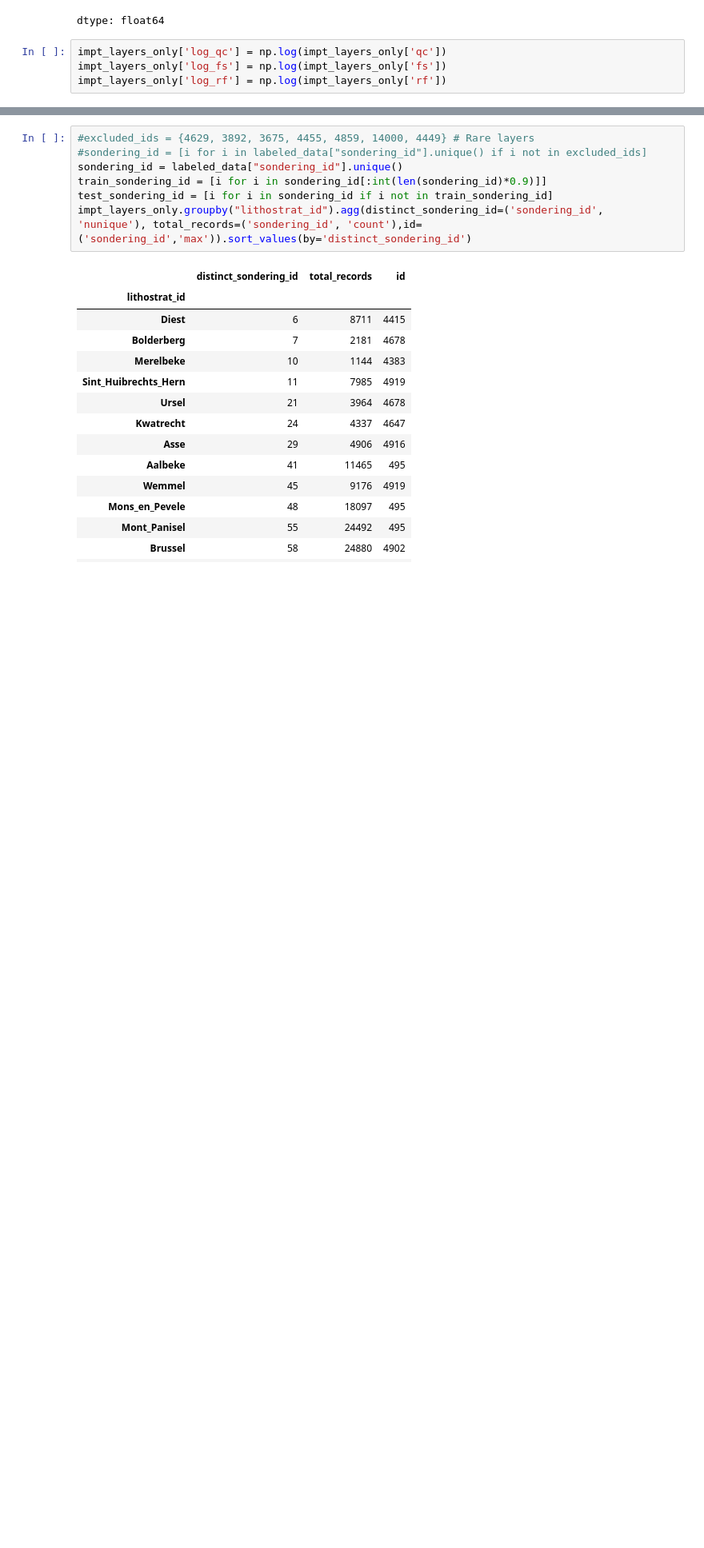
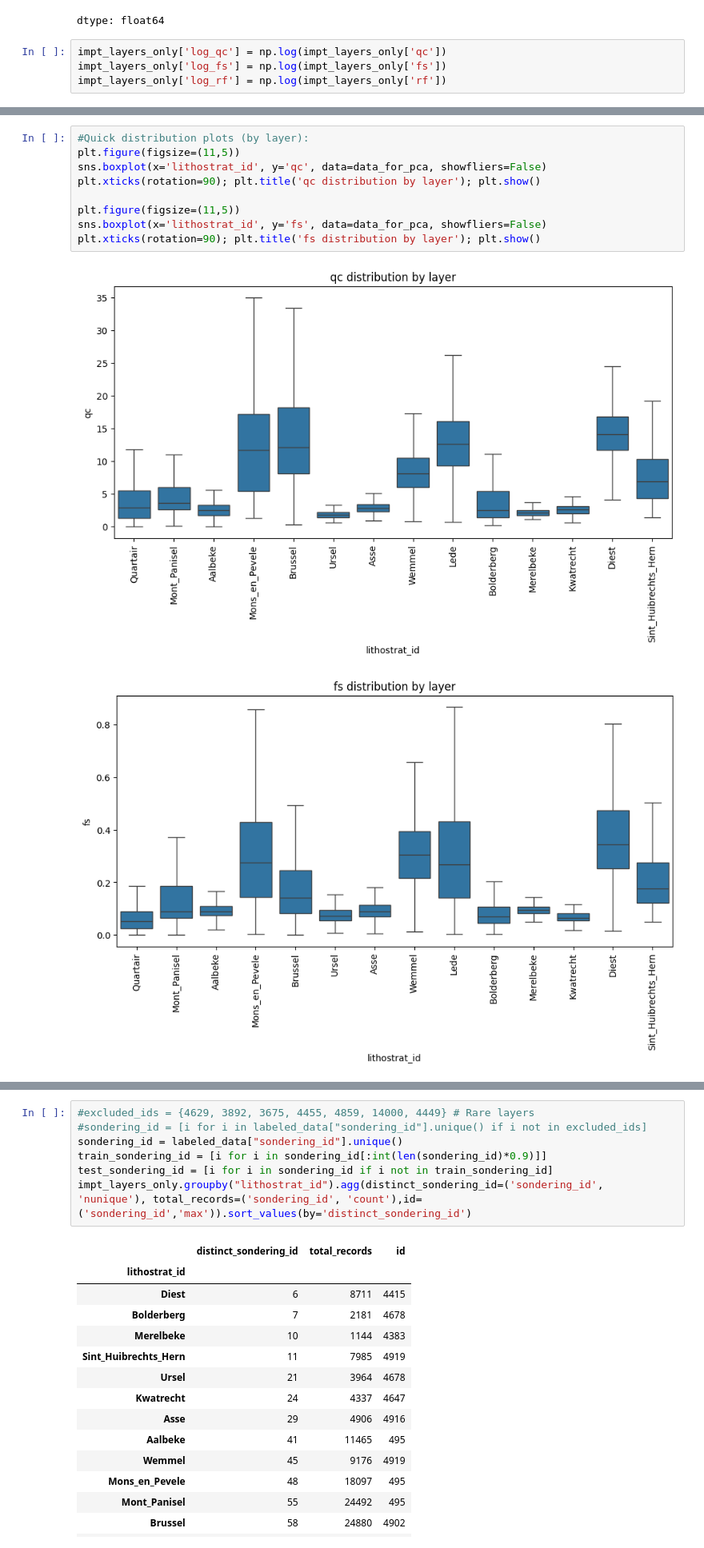
Before and after one commit to andrea-maza/PDS_MAEPS, a Jupyter notebook: PCA_Andrea_Maza.ipynb, the cells around one changed output, grey strips where cells are left out. Shown at 80% size. Saved outputs shown, nothing was run; the diff lists cells and outputs as text; blank space fills up the shorter version.

```diff
--- a/PCA_Andrea_Maza.ipynb
+++ b/PCA_Andrea_Maza.ipynb
@@ -271,0 +478,12 @@ impt_layers_only['log_rf'] = np.log(impt_layers_only['rf'])
+# %%
+#Quick distribution plots (by layer):
+plt.figure(figsize=(11,5))
+sns.boxplot(x='lithostrat_id', y='qc', data=data_for_pca, showfliers=False)
+plt.xticks(rotation=90); plt.title('qc distribution by layer'); plt.show()
+
+plt.figure(figsize=(11,5))
+sns.boxplot(x='lithostrat_id', y='fs', data=data_for_pca, showfliers=False)
+plt.xticks(rotation=90); plt.title('fs distribution by layer'); plt.show()
+# %% [output]
+[figure, added]
+[figure, added]
```
Also changed, not shown: parts of 39 cells of this notebook.
